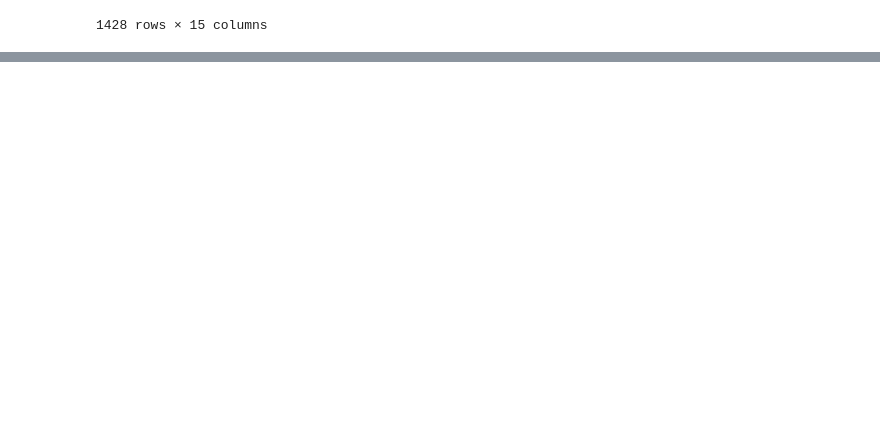
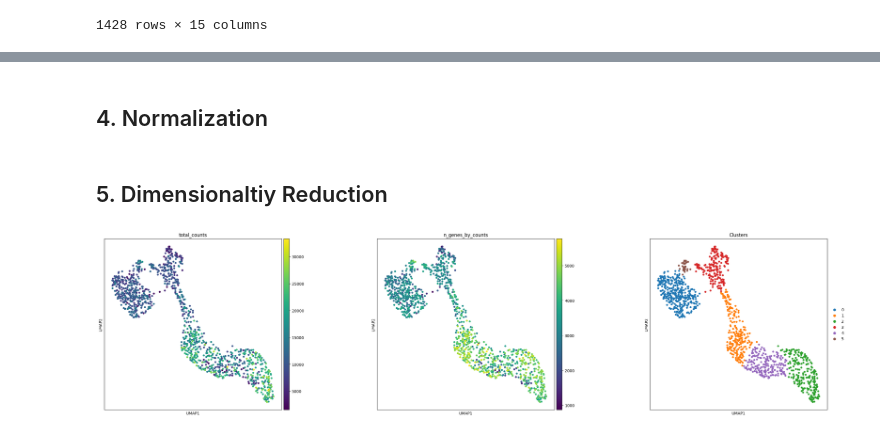
Before and after one commit to ThorstenCodes/spatial-transcriptomics-demo, a Jupyter notebook: dataset2_python/scripts/Preprocessing.ipynb, the cells around one changed output, grey strips where cells are left out. Saved outputs shown, nothing was run; the diff lists cells and outputs as text; code cells hidden in the pictures; blank space fills up the shorter version.

```diff
--- a/dataset2_python/scripts/Preprocessing.ipynb
+++ b/dataset2_python/scripts/Preprocessing.ipynb
@@ -130,0 +138,12 @@ Data is okayis but not best
+# %%
+# Filter cells for outliers
+sc.pp.filter_cells(adata, min_counts=1500)
+print(f'Number of cells after min count filter: {adata.n_obs}')
+sc.pp.filter_cells(adata, max_counts=35000)
+print(f'Number of cells after max count filter: {adata.n_obs}')
+adata = adata[adata.obs['pct_counts_mt'] < 15]
+print(f'Number of cells after MT filter: {adata.n_obs}')
+sc.pp.filter_cells(adata, min_genes=750)
+print(f'Number of cells after gene filter: {adata.n_obs}')
+sc.pp.filter_genes(adata, min_cells=5)
+print(f'Number of genes after cell filter: {adata.n_vars}')
@@ -130,0 +174,8 @@ Data is okayis but not best
+# %% [markdown]
+## 4. Normalization
+# %%
+sc.pp.normalize_total(adata,inplace=True)
+sc.pp.log1p(adata)
+sc.pp.highly_variable_genes(adata,flavor='seurat', n_top_genes=2000)
+# %% [markdown]
+## 5. Dimensionaltiy Reduction
@@ -130,0 +187,4 @@ Data is okayis but not best
+# %%
+sc.pl.umap(adata, color=['total_counts','n_genes_by_counts', 'Clusters'], wspace=0.4)
+# %% [output]
+[figure, added]
```
Also changed, not shown: parts of 11 cells of this notebook.
